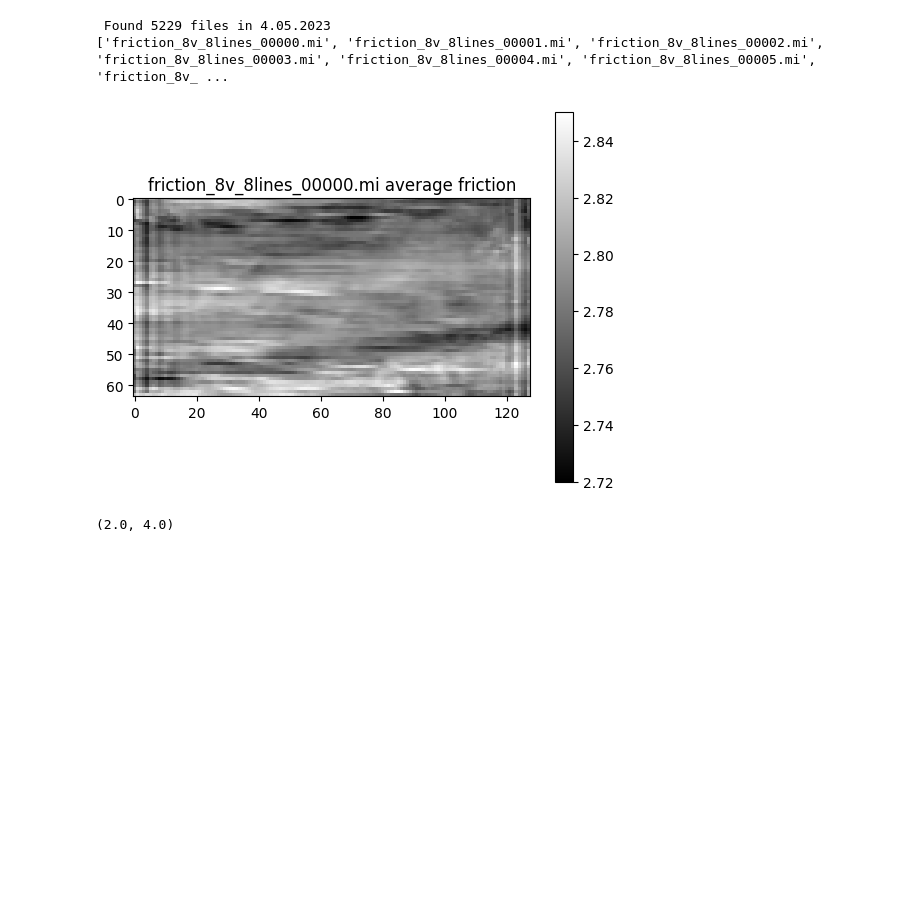
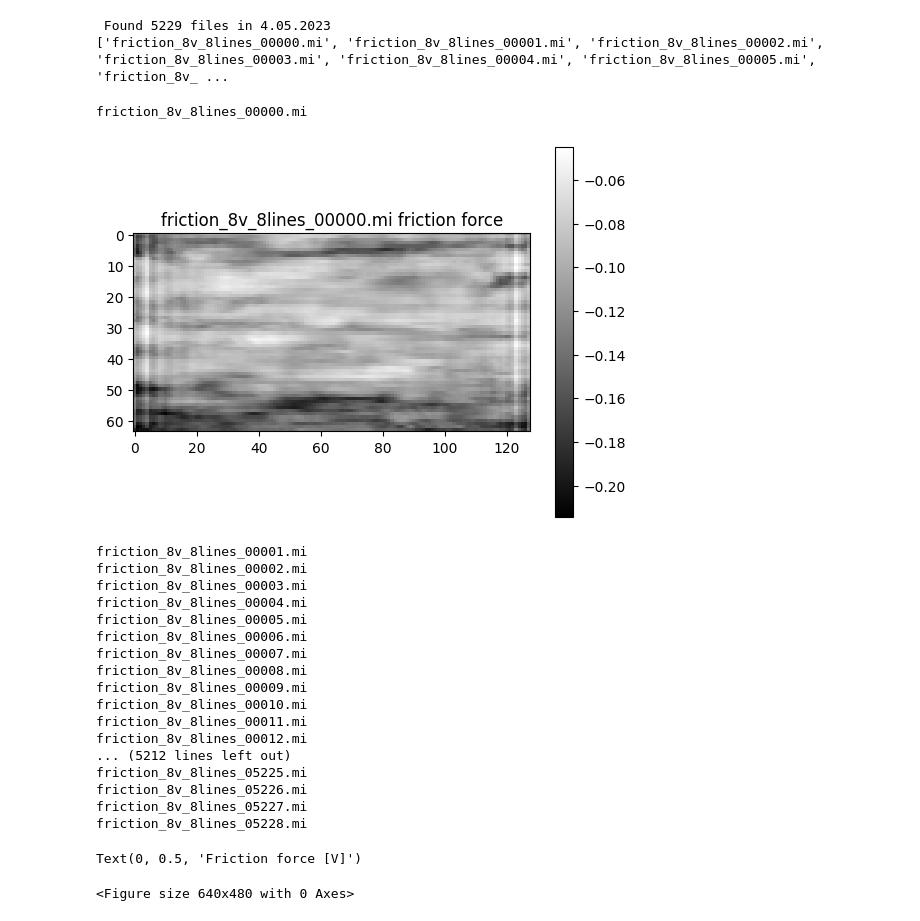
Before and after one commit to nick0413/Automated_AFM_analysis, a Jupyter notebook: read_mi.ipynb, the cells around one changed output. Cells and saved outputs as stored; diff of their text form; code cells hidden in the pictures; blank space fills up the shorter version.

```diff
--- a/read_mi.ipynb
+++ b/read_mi.ipynb
@@ -22,7 +22,7 @@ for filename in files_in_folder:
 	# Rename the file
 	os.rename(old_file_path, new_file_path)
 
-
+files_in_folder = [f for f in os.listdir(folder) if '.mi' in f]
 
 print(f" Found {len(files_in_folder)} files in {folder}")
 print(files_in_folder)
@@ -39,38 +39,64 @@ for file_path in files_in_folder:
 
 	file=ag.load_mi(folder+"\\"+file_path)
 	friction_arrays=[]
-
+	print(file_path)
 	for buffer in file.buffers:
 
 		if buffer.bufferLabel == "Friction":
 			friction_arrays.append(buffer.data)
 
 	if len(friction_arrays) == 2:
-		averaged_friction = (abs(friction_arrays[0]) + abs(friction_arrays[1])) / 2
+		averaged_friction = ((friction_arrays[0]) - (friction_arrays[1])) / 2
 
 		friction_std=np.std(averaged_friction)
 		friction_mean=np.mean(averaged_friction)
 		Cof_for_runs[ii]=friction_mean
 		Cof_for_runs_std[ii]=friction_std
 
 	else:
 		raise ValueError("Expected 2 friction arrays, got %d" % len(friction_arrays)+f" with file {file_path} ")
 
 	if (ii==0):
 
 		plt.imshow(averaged_friction,cmap='binary_r')
-		plt.title(file_path+" average friction")
+		plt.title(file_path+" friction force")
 		plt.colorbar()
 		plt.show()
 		plt.clf()
 
 	ii+=1
 
 
+plt.figure(figsize=(10,5),dpi=300)
 plt.plot(np.arange(len(Cof_for_runs)),Cof_for_runs)
 plt.fill_between(np.arange(len(Cof_for_runs)),Cof_for_runs-Cof_for_runs_std,Cof_for_runs+Cof_for_runs_std,alpha=0.5)
-plt.xlim(len(Cof_for_runs)/5,len(Cof_for_runs)/4)
-plt.ylim(2,4)
+plt.title("Friction force as a function of cycles")
+plt.xlabel("Cycles over the sample")
+plt.ylabel("Friction force [V]")
+plt.savefig(folder+"\\Friction_force_for_cycles.png")
+
+
+# plt.xlim(len(Cof_for_runs)/5,len(Cof_for_runs)/4)
+# plt.ylim(2,4)
 # %% [output]
+friction_8v_8lines_00000.mi
-[figure, old version]
+[figure, new version]
-(2.0, 4.0)
+friction_8v_8lines_00001.mi
+friction_8v_8lines_00002.mi
+friction_8v_8lines_00003.mi
+friction_8v_8lines_00004.mi
+friction_8v_8lines_00005.mi
+friction_8v_8lines_00006.mi
+friction_8v_8lines_00007.mi
+friction_8v_8lines_00008.mi
+friction_8v_8lines_00009.mi
+friction_8v_8lines_00010.mi
+friction_8v_8lines_00011.mi
+friction_8v_8lines_00012.mi
+... (5212 lines left out)
+friction_8v_8lines_05225.mi
+friction_8v_8lines_05226.mi
+friction_8v_8lines_05227.mi
+friction_8v_8lines_05228.mi
+Text(0, 0.5, 'Friction force [V]')
+<Figure size 640x480 with 0 Axes>
```
Also changed, not shown: parts of 1 cell of this notebook, 5 other files.
